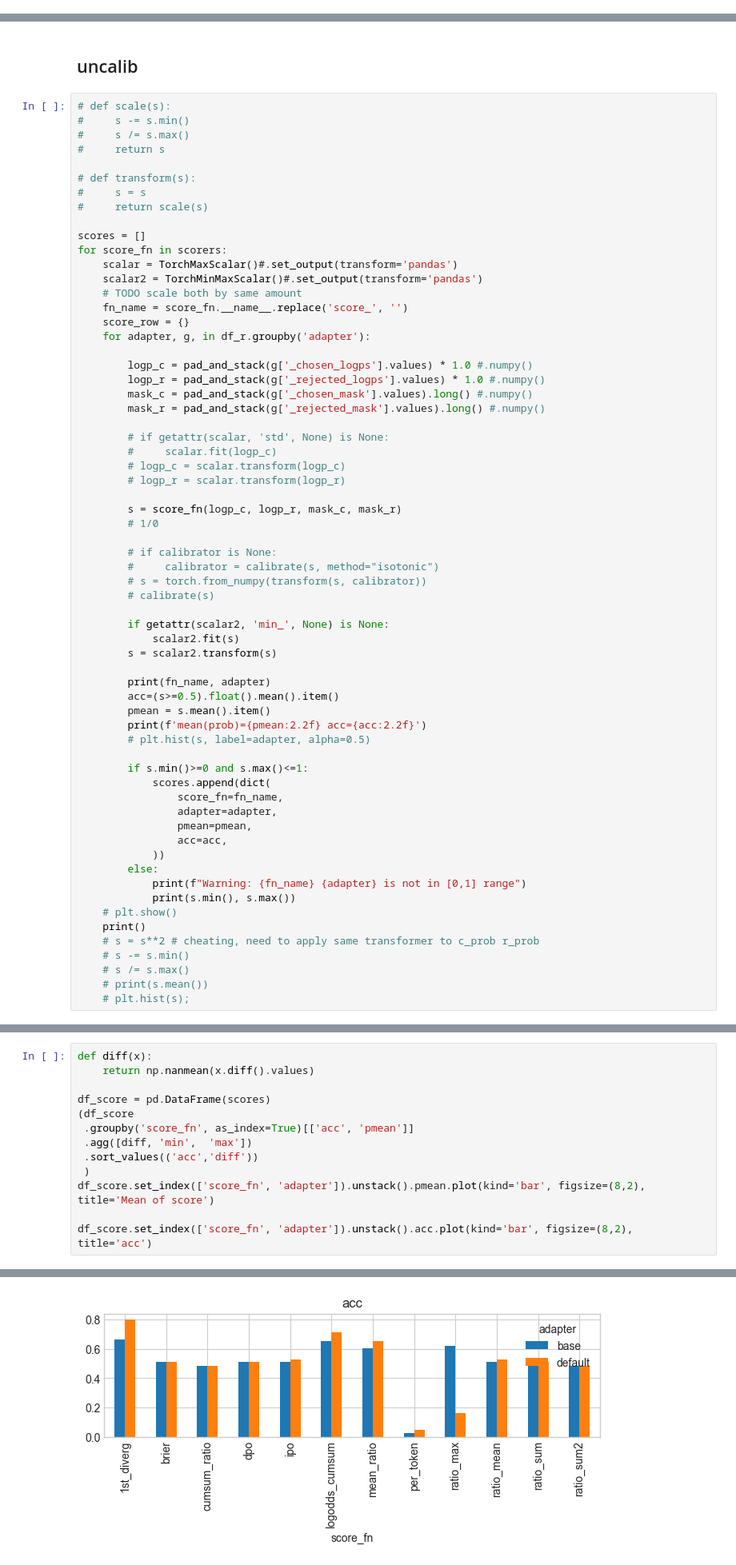
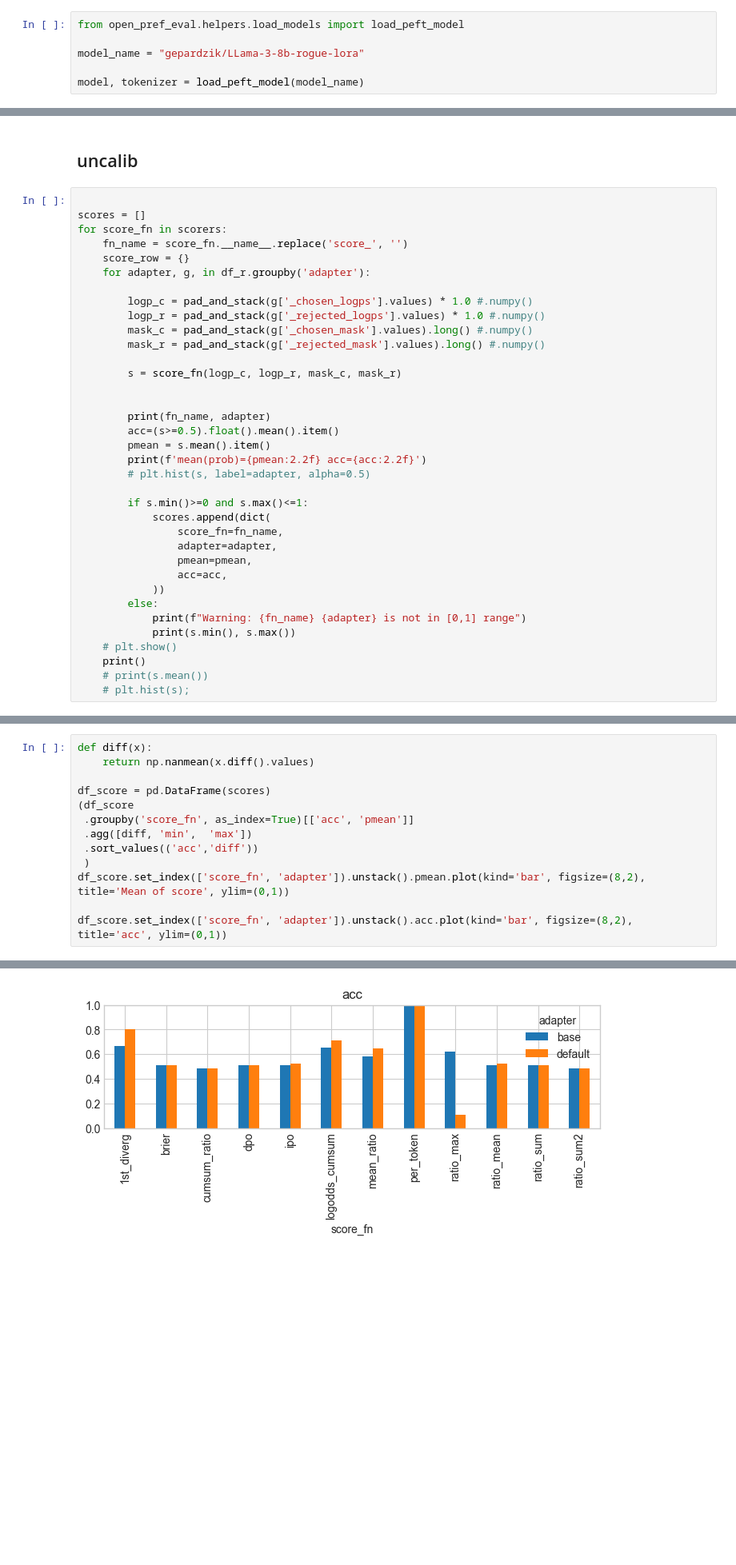
Before and after one commit to wassname/open_pref_eval, a Jupyter notebook: examples/scratch_hs2.ipynb, the cells around one changed output, grey strips where cells are left out. Shown: that part at 80% size. Saved outputs shown, nothing was run; the diff lists cells and outputs as text; blank space fills up the shorter version.

Commit message:
rm calib curve

```diff
--- a/examples/scratch_hs2.ipynb
+++ b/examples/scratch_hs2.ipynb
@@ -224,0 +196,6 @@ Unused kwargs: ['_load_in_4bit', '_load_in_8bit', 'quant_method']. These kwargs
+# %%
+from open_pref_eval.helpers.load_models import load_peft_model
+
+model_name = "gepardzik/LLama-3-8b-rogue-lora"
+
+model, tokenizer = load_peft_model(model_name)
@@ -730,20 +568,9 @@ df_score
 # %% [markdown]
 ## uncalib
 # %%
-# def scale(s):
-#     s -= s.min()
-#     s /= s.max()
-#     return s
-
-# def transform(s):
-#     s = s
-#     return scale(s)
 
 scores = []
 for score_fn in scorers:
-    scalar = TorchMaxScalar()#.set_output(transform='pandas')
-    scalar2 = TorchMinMaxScalar()#.set_output(transform='pandas')
-    # TODO scale both by same amount
     fn_name = score_fn.__name__.replace('score_', '')
     score_row = {}
     for adapter, g, in df_r.groupby('adapter'):
@@ -753,22 +580,8 @@ for score_fn in scorers:
         mask_c = pad_and_stack(g['_chosen_mask'].values).long() #.numpy()
         mask_r = pad_and_stack(g['_rejected_mask'].values).long() #.numpy()
 
-        # if getattr(scalar, 'std', None) is None:
-        #     scalar.fit(logp_c)
-        # logp_c = scalar.transform(logp_c)
-        # logp_r = scalar.transform(logp_r)
+        s = score_fn(logp_c, logp_r, mask_c, mask_r)
 
-        s = score_fn(logp_c, logp_r, mask_c, mask_r)
-        # 1/0
-
-        # if calibrator is None:
-        #     calibrator = calibrate(s, method="isotonic")
-        # s = torch.from_numpy(transform(s, calibrator))
-        # calibrate(s)
-
-        if getattr(scalar2, 'min_', None) is None:
-            scalar2.fit(s)
-        s = scalar2.transform(s)
 
         print(fn_name, adapter)
         acc=(s>=0.5).float().mean().item()
@@ -788,9 +601,6 @@ for score_fn in scorers:
             print(s.min(), s.max())
     # plt.show()
     print()
-    # s = s**2 # cheating, need to apply same transformer to c_prob r_prob
-    # s -= s.min()
-    # s /= s.max()
     # print(s.mean())
     # plt.hist(s);
 # %% [output]
@@ -821,8 +631,8 @@ df_score = pd.DataFrame(scores)
  .agg([diff, 'min',  'max'])
  .sort_values(('acc','diff'))
  )
-df_score.set_index(['score_fn', 'adapter']).unstack().pmean.plot(kind='bar', figsize=(8,2), title='Mean of score')
+df_score.set_index(['score_fn', 'adapter']).unstack().pmean.plot(kind='bar', figsize=(8,2), title='Mean of score', ylim=(0,1))
 
-df_score.set_index(['score_fn', 'adapter']).unstack().acc.plot(kind='bar', figsize=(8,2), title='acc')
+df_score.set_index(['score_fn', 'adapter']).unstack().acc.plot(kind='bar', figsize=(8,2), title='acc', ylim=(0,1))
 # %% [output]
 <Axes: title={'center': 'acc'}, xlabel='score_fn'>
@@ -830,4 +640,4 @@ df_score.set_index(['score_fn', 'adapter']).unstack().acc.plot(kind='bar', figsi
-[figure, old version]
+[figure, new version]
 # %%
 df_score.set_index(['score_fn', 'adapter']).unstack()#.pmean.plot(kind='bar', figsize=(12,6), title='Mean of score')
 # %% [output]
```
Also changed, not shown: parts of 18 cells of this notebook, 4 other files.
